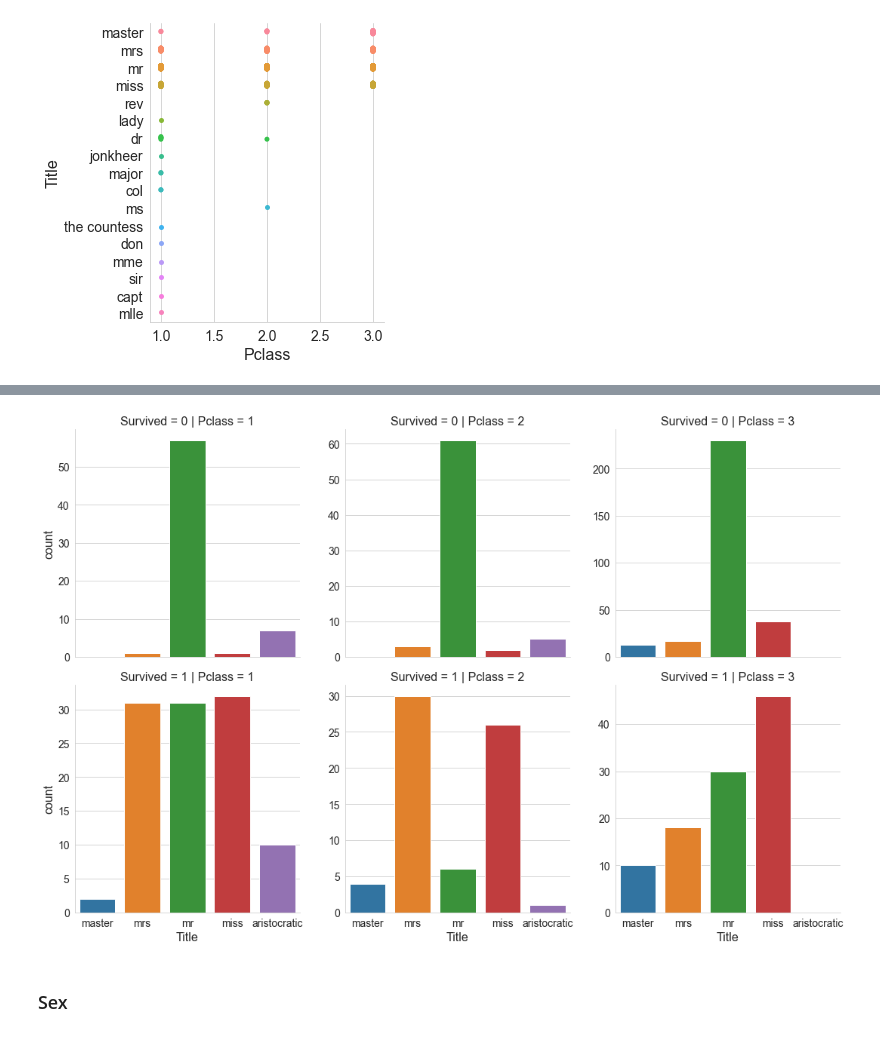
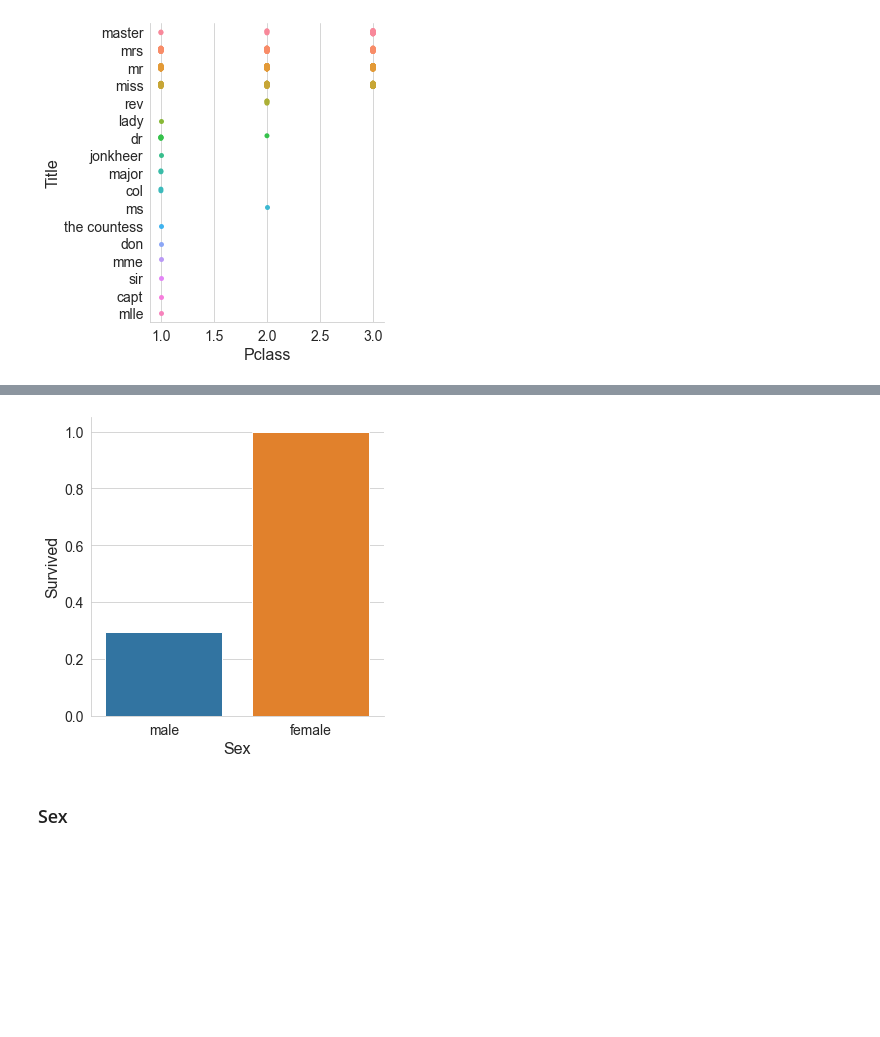
Before and after one commit to AlekseiBogachev/Titanic-Machine-Learning-from-Disaster, a Jupyter notebook: sources/Titanic-Machine-Learning-from-Disaster.ipynb, the cells around one changed output, grey strips where cells are left out. Saved outputs shown, nothing was run; the diff lists cells and outputs as text; code cells hidden in the pictures; blank space fills up the shorter version.

```diff
--- a/sources/Titanic-Machine-Learning-from-Disaster.ipynb
+++ b/sources/Titanic-Machine-Learning-from-Disaster.ipynb
@@ -540,8 +533,9 @@ plt.show()
-# %%
-sns.catplot(data=exploratory_set, x='Title', row='Survived', col='Pclass', kind='count', sharey=False)
-plt.show()
-# %% [output]
-[figure, removed]
+# %%
+sns.catplot(data=exploratory_set[exploratory_set.Title=='aristocratic'], x='Sex', y='Survived', kind='bar', ci=None)
+# plt.savefig('../docs/images/aristocratic_gender_survival.pdf', bbox_inches='tight')
+plt.show()
+# %% [output]
+[figure, added]
 # %% [markdown]
 ### Sex
 # %% [markdown]
```
Also changed, not shown: parts of 25 cells of this notebook, 16 other files.
